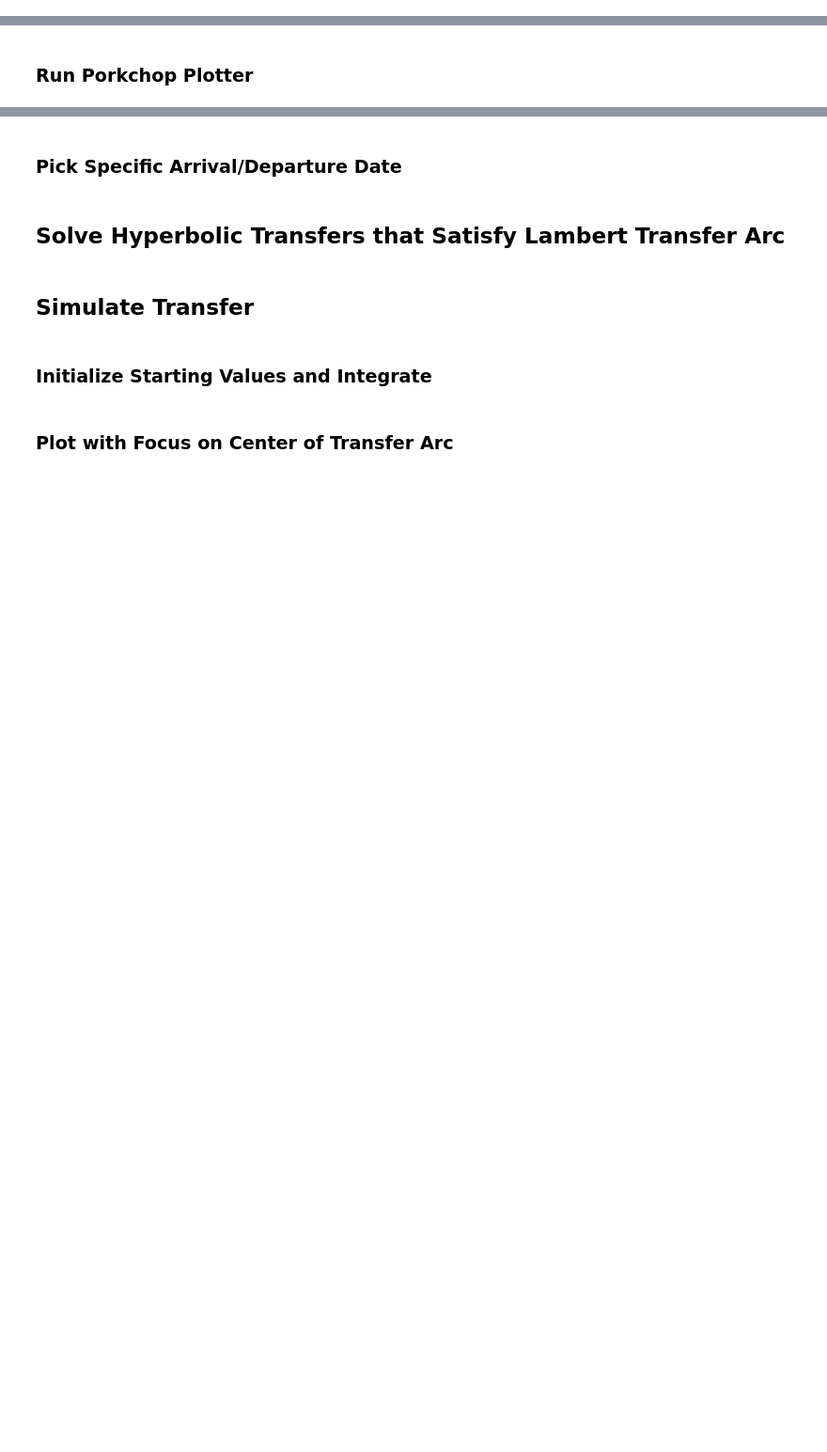
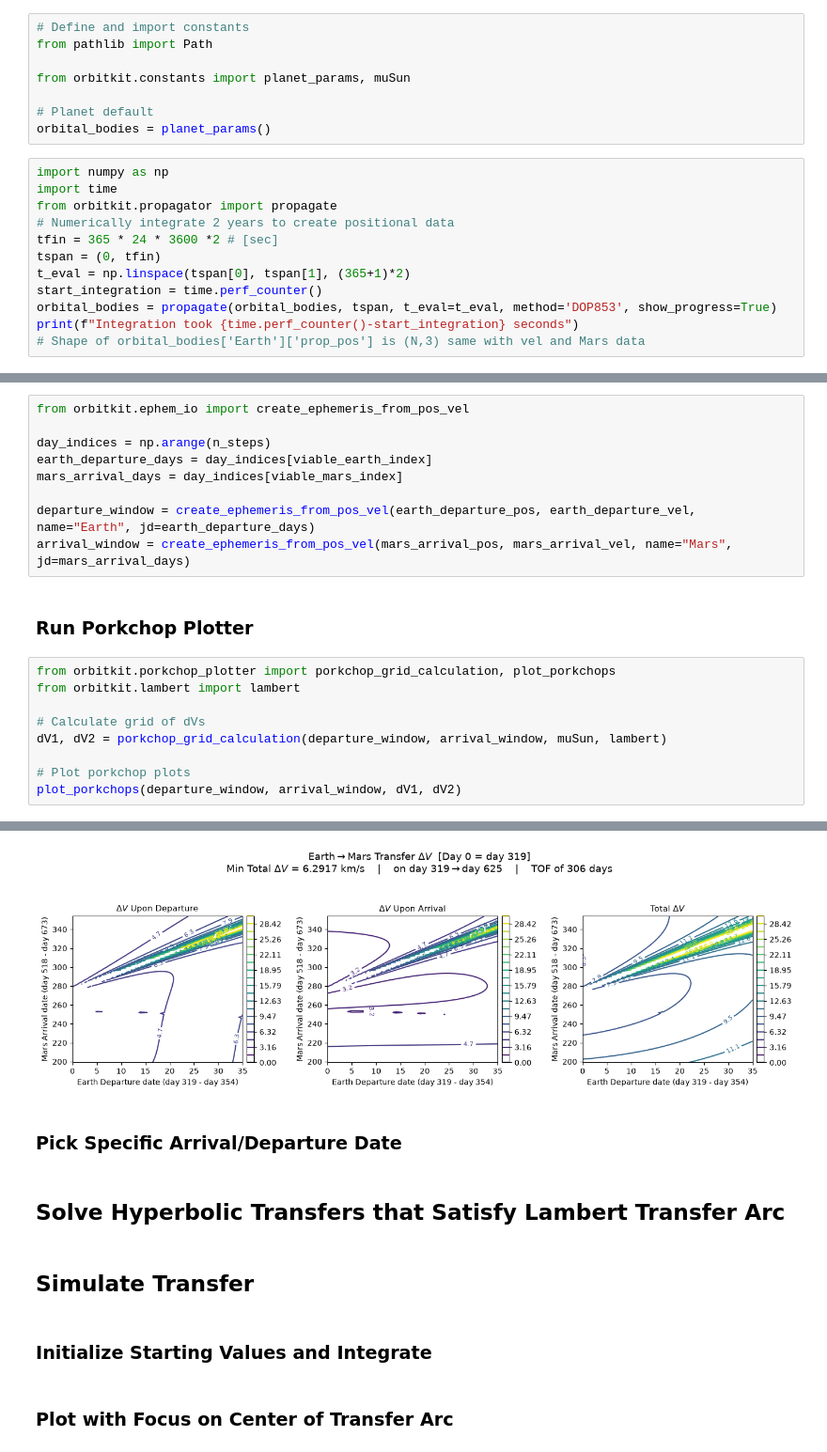
Before and after one commit to qgarton/orbitaltoolkit, a Jupyter notebook: notebooks/Interplanetary_Transfer_Design.ipynb, the cells around one changed output, grey strips where cells are left out. Shown at 94% size. Cells and saved outputs as stored; diff of their text form; blank space fills up the shorter version.

Commit message:
Interplanetary Transfer Jupyter Notebook to Porkchop Plot
nbformat added to .toml to support plotly preview in notebook.

creating ephemeris dataclass from propagated data

```diff
--- a/notebooks/Interplanetary_Transfer_Design.ipynb
+++ b/notebooks/Interplanetary_Transfer_Design.ipynb
@@ -2,0 +24,20 @@
+# %%
+# Define and import constants
+from pathlib import Path
+
+from orbitkit.constants import planet_params, muSun
+
+# Planet default
+orbital_bodies = planet_params()
+# %%
+import numpy as np
+import time
+from orbitkit.propagator import propagate
+# Numerically integrate 2 years to create positional data
+tfin = 365 * 24 * 3600 *2 # [sec]
+tspan = (0, tfin)
+t_eval = np.linspace(tspan[0], tspan[1], (365+1)*2)
+start_integration = time.perf_counter()
+orbital_bodies = propagate(orbital_bodies, tspan, t_eval=t_eval, method='DOP853', show_progress=True)
+print(f"Integration took {time.perf_counter()-start_integration} seconds")
+# Shape of orbital_bodies['Earth']['prop_pos'] is (N,3) same with vel and Mars data
@@ -7,2 +121,21 @@
+# %%
+from orbitkit.ephem_io import create_ephemeris_from_pos_vel
+
+day_indices = np.arange(n_steps)
+earth_departure_days = day_indices[viable_earth_index]
+mars_arrival_days = day_indices[viable_mars_index]
+
+departure_window = create_ephemeris_from_pos_vel(earth_departure_pos, earth_departure_vel, name="Earth", jd=earth_departure_days)
+arrival_window = create_ephemeris_from_pos_vel(mars_arrival_pos, mars_arrival_vel, name="Mars", jd=mars_arrival_days)
 # %% [markdown]
 ### Run Porkchop Plotter
+# %%
+from orbitkit.porkchop_plotter import porkchop_grid_calculation, plot_porkchops
+from orbitkit.lambert import lambert
+
+# Calculate grid of dVs
+dV1, dV2 = porkchop_grid_calculation(departure_window, arrival_window, muSun, lambert)
+
+# Plot porkchop plots
+plot_porkchops(departure_window, arrival_window, dV1, dV2)
+# %% [output]
@@ -9,3 +159,4 @@
+[figure, added]
 # %% [markdown]
 ### Pick Specific Arrival/Departure Date
 # %% [markdown]
```
Also changed, not shown: parts of 8 cells of this notebook, 3 other files.
